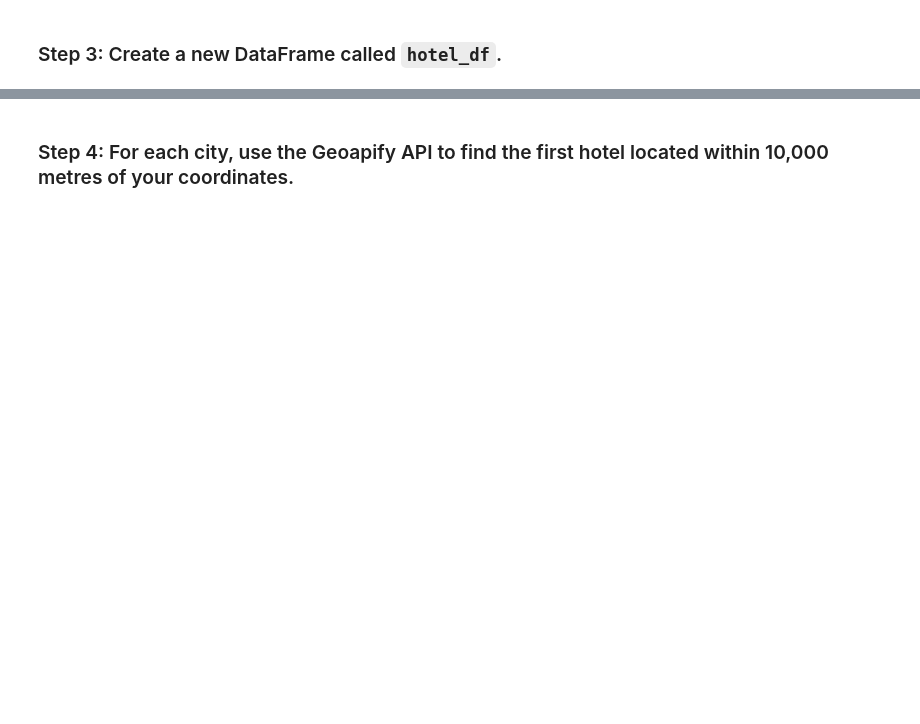
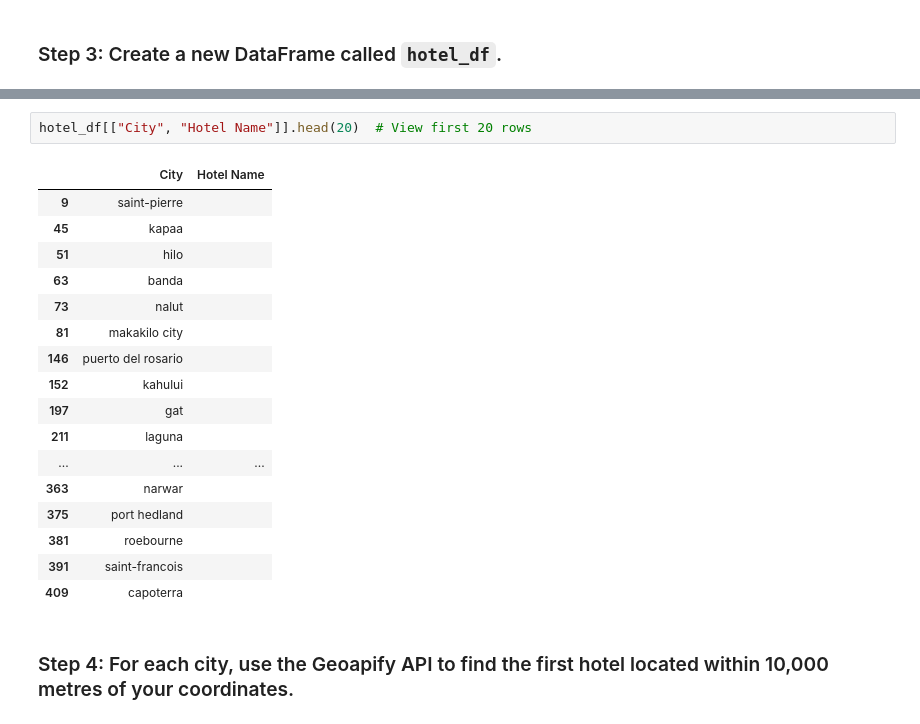
Before and after one commit to RacheMorris16k/python-api-challenge, a Jupyter notebook: WeatherPy/VacationPy.ipynb, the cells around one changed output, grey strips where cells are left out. Saved outputs shown, nothing was run; the diff lists cells and outputs as text; blank space fills up the shorter version.

```diff
--- a/WeatherPy/VacationPy.ipynb
+++ b/WeatherPy/VacationPy.ipynb
@@ -147,4 +129,24 @@ Hotel Name
 Name: count, dtype: int64
+# %%
+hotel_df[["City", "Hotel Name"]].head(20)  # View first 20 rows
+# %% [output]
+|  | City | Hotel Name |
+| 9 | saint-pierre |  |
+| 45 | kapaa |  |
+| 51 | hilo |  |
+| 63 | banda |  |
+| 73 | nalut |  |
+| 81 | makakilo city |  |
+| 146 | puerto del rosario |  |
+| 152 | kahului |  |
+| 197 | gat |  |
+| 211 | laguna |  |
+| ... | ... | ... |
+| 363 | narwar |  |
+| 375 | port hedland |  |
+| 381 | roebourne |  |
+| 391 | saint-francois |  |
+| 409 | capoterra |  |
 # %% [markdown]
 ### Step 4: For each city, use the Geoapify API to find the first hotel located within 10,000 metres of your coordinates.
 # %%
```
Also changed, not shown: parts of 11 cells of this notebook, 1 other file.
